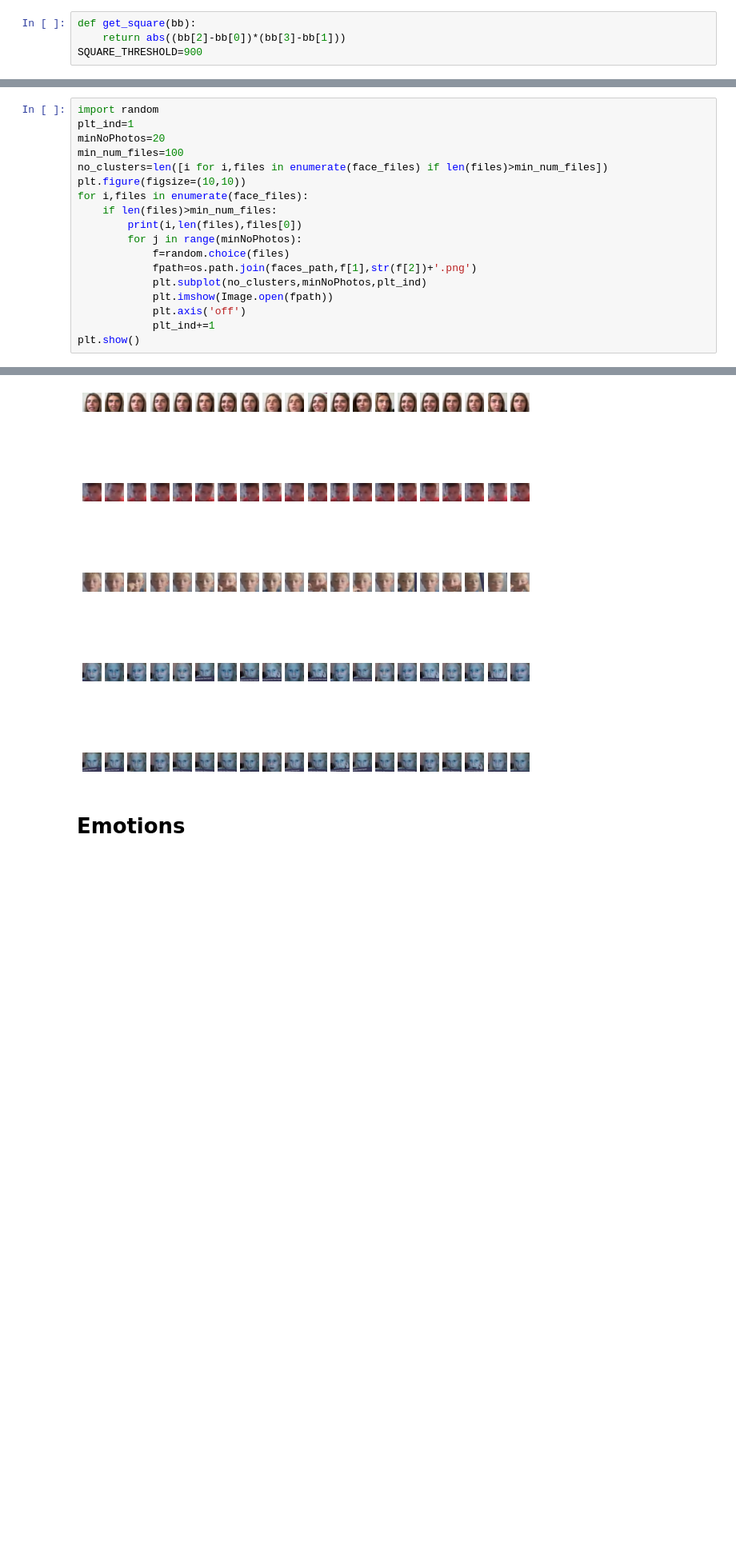
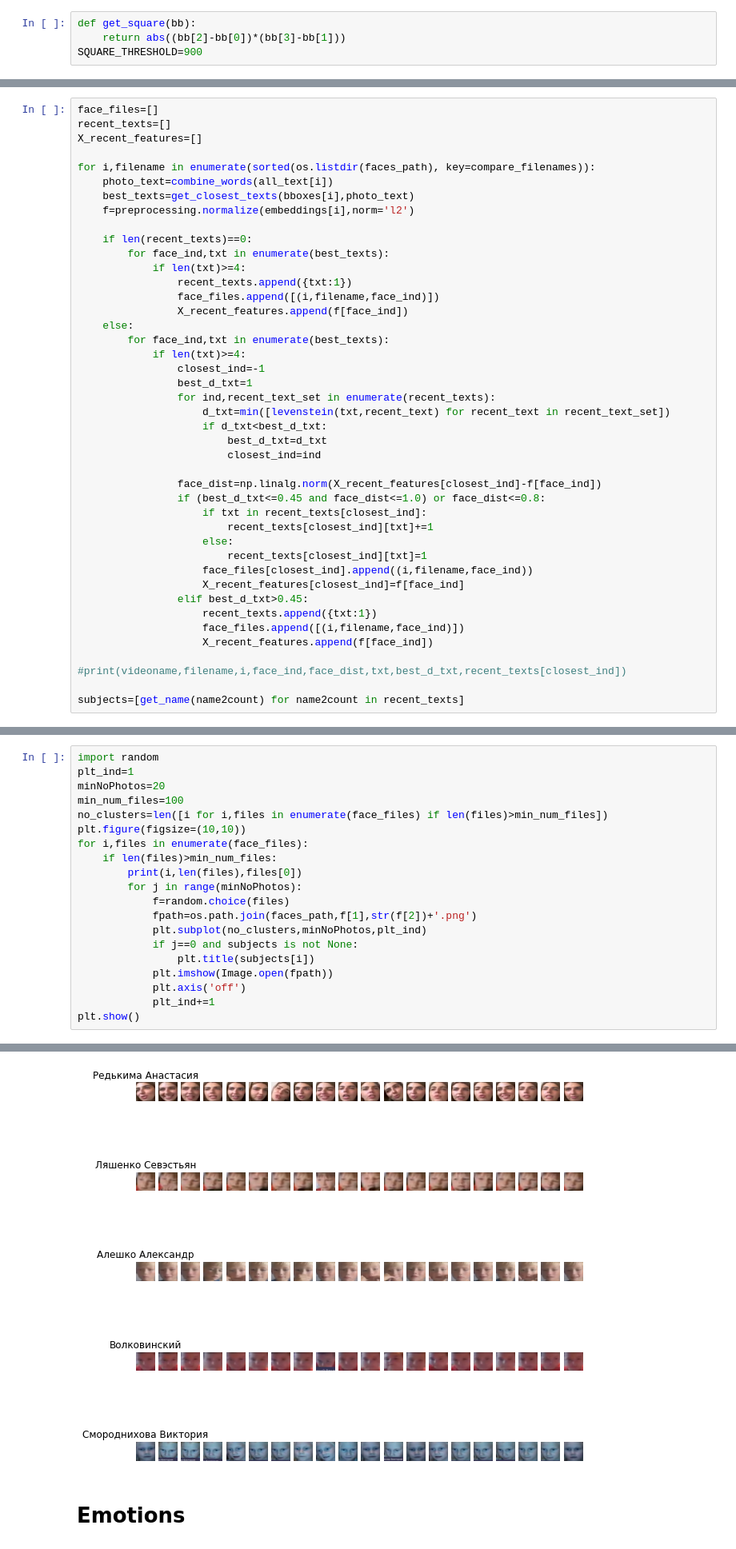
Before and after one commit to av-savchenko/face-emotion-recognition, a Jupyter notebook: src/video_summarizer.ipynb, the cells around one changed output, grey strips where cells are left out. Shown at 80% size. Saved outputs shown, nothing was run; the diff lists cells and outputs as text; blank space fills up the shorter version.

Commit message:
Added text detection of Zoom accounts to video summarization

```diff
--- a/src/video_summarizer.ipynb
+++ b/src/video_summarizer.ipynb
@@ -347,0 +514,42 @@ print(len(face_files), [len(files) for files in face_files])
+# %%
+face_files=[]
+recent_texts=[]
+X_recent_features=[]
+
+for i,filename in enumerate(sorted(os.listdir(faces_path), key=compare_filenames)):
+    photo_text=combine_words(all_text[i])
+    best_texts=get_closest_texts(bboxes[i],photo_text)
+    f=preprocessing.normalize(embeddings[i],norm='l2')
+
+    if len(recent_texts)==0:
+        for face_ind,txt in enumerate(best_texts):
+            if len(txt)>=4:
+                recent_texts.append({txt:1})
+                face_files.append([(i,filename,face_ind)])
+                X_recent_features.append(f[face_ind])
+    else:
+        for face_ind,txt in enumerate(best_texts):
+            if len(txt)>=4:
+                closest_ind=-1
+                best_d_txt=1
+                for ind,recent_text_set in enumerate(recent_texts):
+                    d_txt=min([levenstein(txt,recent_text) for recent_text in recent_text_set])
+                    if d_txt<best_d_txt:
+                        best_d_txt=d_txt
+                        closest_ind=ind
+
+                face_dist=np.linalg.norm(X_recent_features[closest_ind]-f[face_ind])
+                if (best_d_txt<=0.45 and face_dist<=1.0) or face_dist<=0.8:
+                    if txt in recent_texts[closest_ind]:
+                        recent_texts[closest_ind][txt]+=1
+                    else:
+                        recent_texts[closest_ind][txt]=1
+                    face_files[closest_ind].append((i,filename,face_ind))
+                    X_recent_features[closest_ind]=f[face_ind]
+                elif best_d_txt>0.45:
+                    recent_texts.append({txt:1})
+                    face_files.append([(i,filename,face_ind)])
+                    X_recent_features.append(f[face_ind])
+                    #print(videoname,filename,i,face_ind,face_dist,txt,best_d_txt,recent_texts[closest_ind])
+
+subjects=[get_name(name2count) for name2count in recent_texts]
@@ -359,6 +569,8 @@ for i,files in enumerate(face_files):
             f=random.choice(files)
             fpath=os.path.join(faces_path,f[1],str(f[2])+'.png')
             plt.subplot(no_clusters,minNoPhotos,plt_ind)
+            if j==0 and subjects is not None:
+                plt.title(subjects[i])
             plt.imshow(Image.open(fpath))
             plt.axis('off')
             plt_ind+=1
@@ -372,4 +584,4 @@ plt.show()
-[figure, old version]
+[figure, new version]
 # %% [markdown]
 # Emotions
 # %%
```
Also changed, not shown: parts of 21 cells of this notebook.
